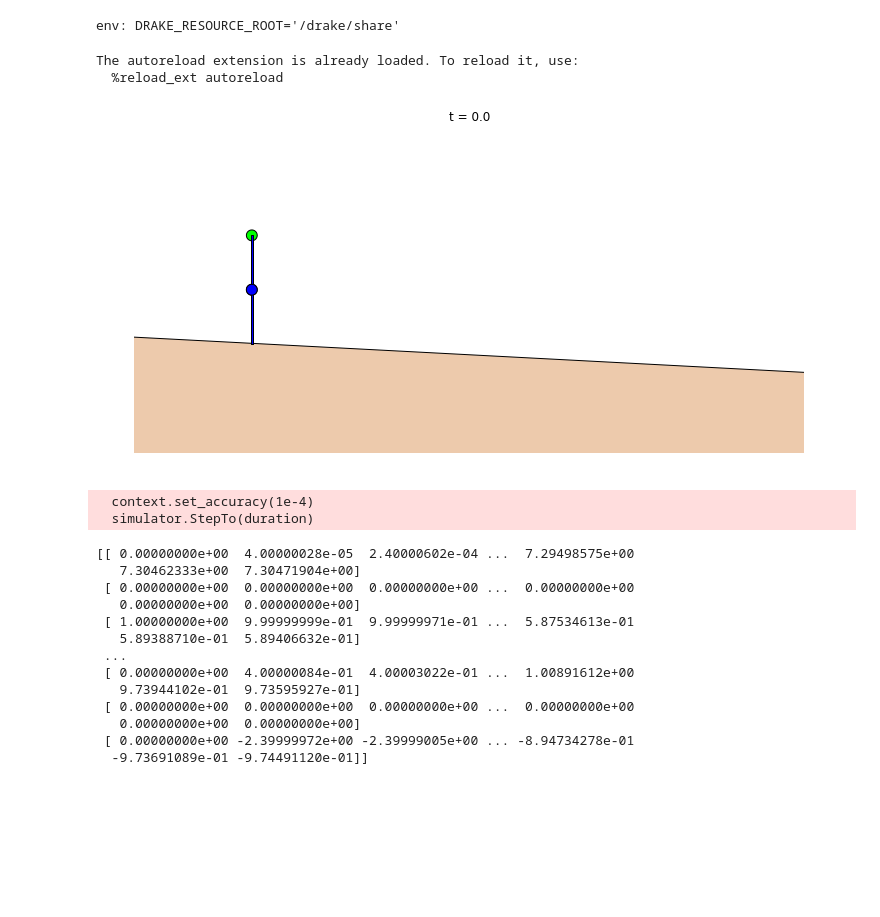
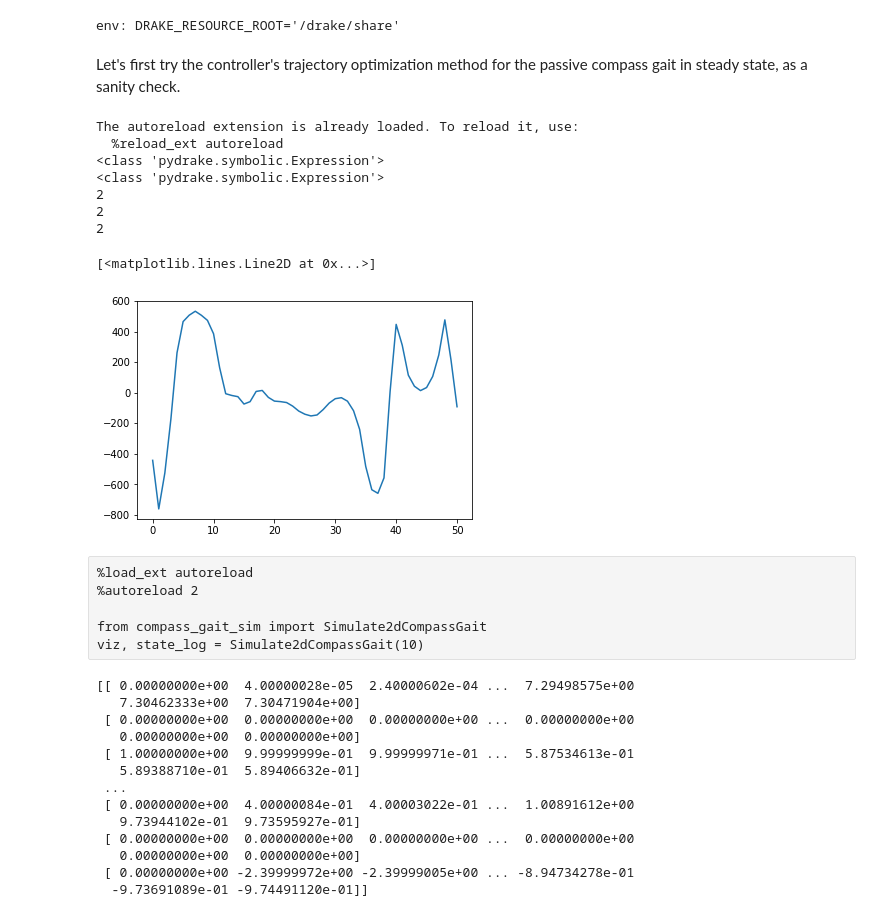
Before and after one commit to 16lawrencel/6382-final-project, a Jupyter notebook: CompassGait.ipynb, the cells around one changed output. Cells and saved outputs as stored; diff of their text form; code cells hidden in the pictures; blank space fills up the shorter version.

```diff
--- a/CompassGait.ipynb
+++ b/CompassGait.ipynb
@@ -6,18 +6,41 @@ env: DRAKE_RESOURCE_ROOT='/drake/share'
 import sys
 sys.path.append('/Users/lawrenceli/Documents/mit/6832/project/underactuated/src')
 sys.path.append('/Users/lawrenceli/Documents/mit/6832/project/drake-env/lib/python2.7/site-packages/')
-# %%
-%load_ext autoreload
-%autoreload 2
-
-from compass_gait_sim import Simulate2dCompassGait
-viz, state_log = Simulate2dCompassGait(10)
-# %% [output]
-The autoreload extension is already loaded. To reload it, use:
-  %reload_ext autoreload
-[figure, removed]
-  context.set_accuracy(1e-4)
-  simulator.StepTo(duration)
+# %% [markdown]
+Let's first try the controller's trajectory optimization method for the passive compass gait in steady state, as a sanity check.
+# %%
+%load_ext autoreload
+%autoreload 2
+
+from compass_gait_sim import ComputeTrajectory
+import numpy as np
+
+# steady state conditions
+state_initial = np.array([-0.219, 0.324, 1.093, 0.376])
+state_final = np.array([0.324, -0.219, 1.496, 1.81])
+min_time = 1
+max_time = 50
+
+states, u, time_step = ComputeTrajectory(state_initial, state_final, min_time, max_time)
+
+import matplotlib.pyplot as plt
+plt.plot(u)
+# %% [output]
+The autoreload extension is already loaded. To reload it, use:
+  %reload_ext autoreload
+<class 'pydrake.symbolic.Expression'>
+<class 'pydrake.symbolic.Expression'>
+2
+2
+2
+[<matplotlib.lines.Line2D at 0x...>]
+[figure, added]
+# %% [raw]
+%load_ext autoreload
+%autoreload 2
+
+from compass_gait_sim import Simulate2dCompassGait
+viz, state_log = Simulate2dCompassGait(10)
 # %%
 print(state_log.data())
 # %% [output]
```
Also changed, not shown: parts of 1 cell of this notebook, 1 other file.
